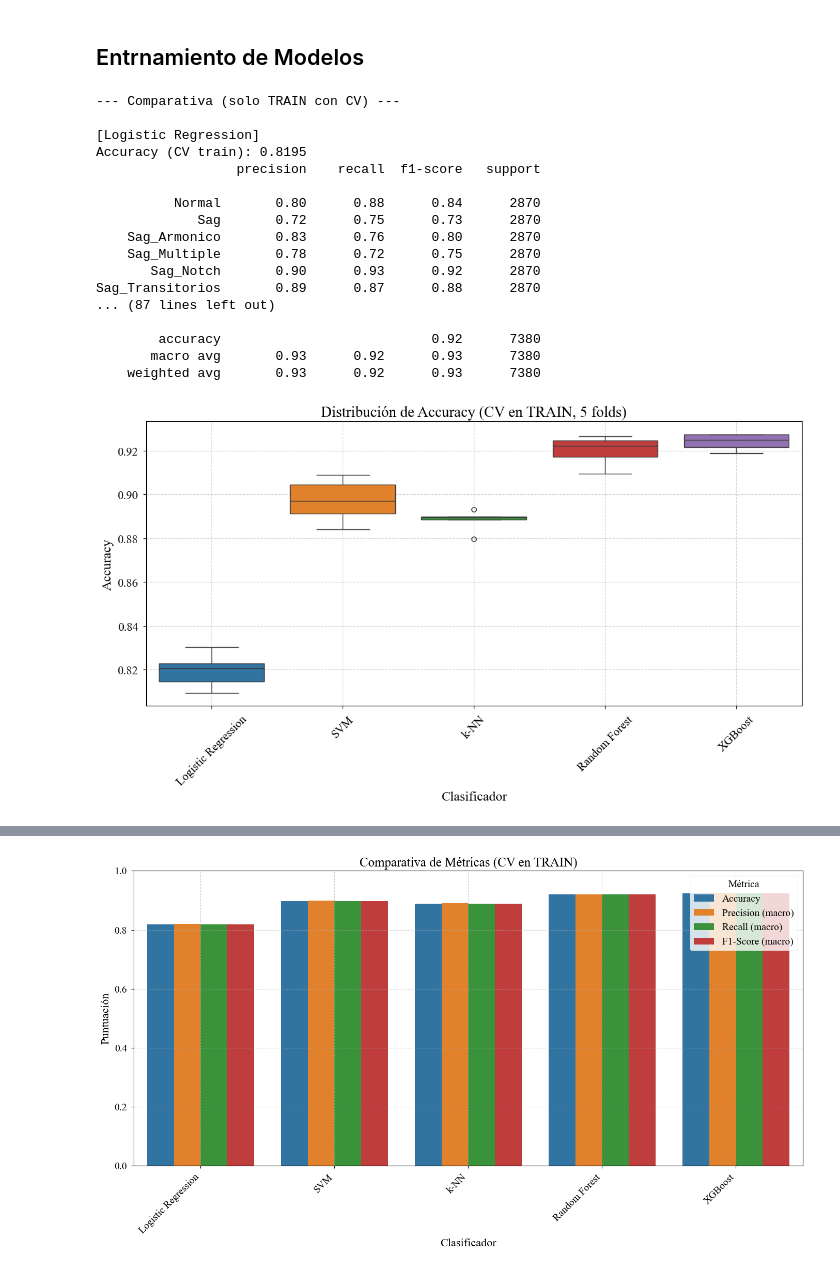
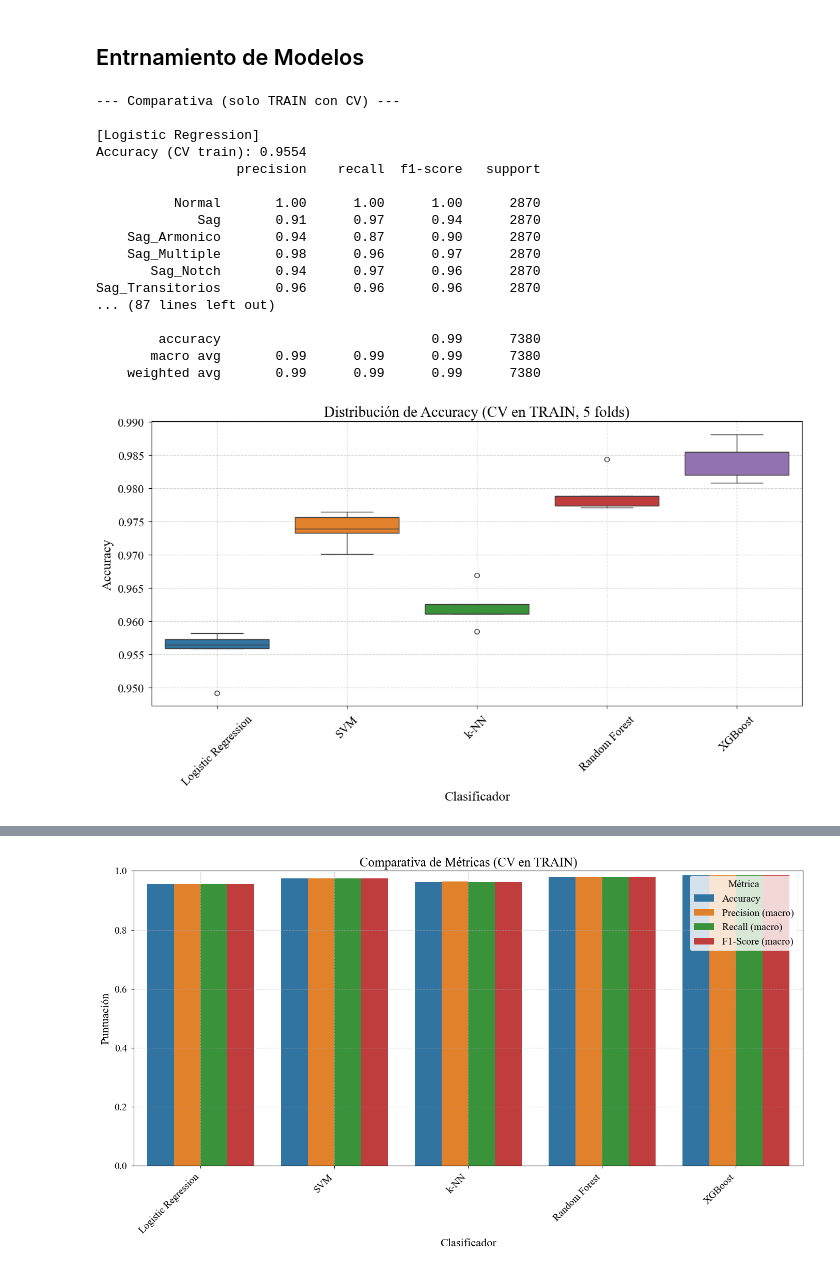
Before and after one commit to SGOLDYT/Power-Quality, a Jupyter notebook: Entrenamiento/Entrenamiento.ipynb, the cells around one changed output, grey strips where cells are left out. Drawn from its saved outputs; the diff is of its cells as text; code cells hidden in the pictures.

```diff
--- a/Entrenamiento/Entrenamiento.ipynb
+++ b/Entrenamiento/Entrenamiento.ipynb
@@ -31,7 +31,7 @@ def _setup_academic_style():
     })
 
 # ---------- Carga ----------
-data_path = r'C:\Users\Juan_Saa\Documents\Juan_Saa\Proyecto_Grado\Power-Quality\Caracteristicas\Dataset_Final_Generado\Dataset_Caracteristicas_Final_3.csv'
+data_path = r'C:\Users\Juan_Saa\Documents\Juan_Saa\Proyecto_Grado\Power-Quality\Caracteristicas\Dataset_Final_Generado\Dataset_Caracteristicas_Final.csv'
 df = pd.read_csv(data_path)
 X = df.drop(columns=['etiqueta', 'columna_origen', 'duracion_muestras'])
 y = df['etiqueta']
@@ -140,41 +140,41 @@ cm = confusion_matrix(y_test, y_test_pred)
 plt.figure(figsize=(10, 8))
 sns.heatmap(cm, annot=True, fmt='d', cmap='Blues',
             xticklabels=class_names, yticklabels=class_names)
 plt.title(f'Matriz de Confusión - {best_model_name}')
 plt.ylabel('Clase Real')
 plt.xlabel('Clase Predicha')
 plt.tight_layout()
 plt.show()
 
 # 3) Barras de métricas (CV en TRAIN)
 metrics_to_plot = results_df.melt(id_vars='Model', var_name='Metric', value_name='Score')
 plt.figure(figsize=(14, 8))
 sns.barplot(x='Model', y='Score', hue='Metric', data=metrics_to_plot)
 plt.title('Comparativa de Métricas (CV en TRAIN)')
 plt.ylabel('Puntuación')
 plt.xlabel('Clasificador')
 plt.xticks(rotation=45, ha='right')
 plt.ylim(0.0, 1.0)
 plt.legend(title='Métrica')
 plt.grid(True, linestyle='--', alpha=0.6)
 plt.tight_layout()
 plt.show()
 # %% [output]
 --- Comparativa (solo TRAIN con CV) ---
 
 [Logistic Regression]
-Accuracy (CV train): 0.8195
+Accuracy (CV train): 0.9554
                   precision    recall  f1-score   support
 
-          Normal       0.80      0.88      0.84      2870
-             Sag       0.72      0.75      0.73      2870
-    Sag_Armonico       0.83      0.76      0.80      2870
-    Sag_Multiple       0.78      0.72      0.75      2870
-       Sag_Notch       0.90      0.93      0.92      2870
-Sag_Transitorios       0.89      0.87      0.88      2870
+          Normal       1.00      1.00      1.00      2870
+             Sag       0.91      0.97      0.94      2870
+    Sag_Armonico       0.94      0.87      0.90      2870
+    Sag_Multiple       0.98      0.96      0.97      2870
+       Sag_Notch       0.94      0.97      0.96      2870
+Sag_Transitorios       0.96      0.96      0.96      2870
 ... (87 lines left out)
 
-        accuracy                           0.92      7380
-       macro avg       0.93      0.92      0.93      7380
-    weighted avg       0.93      0.92      0.93      7380
+        accuracy                           0.99      7380
+       macro avg       0.99      0.99      0.99      7380
+    weighted avg       0.99      0.99      0.99      7380
-[figure, old version]
+[figure, new version]
@@ -182 +182 @@ Sag_Transitorios       0.89      0.87      0.88      2870
-[figure, old version]
+[figure, new version]
```
Also changed, not shown: parts of 2 cells of this notebook, 9 other files.
